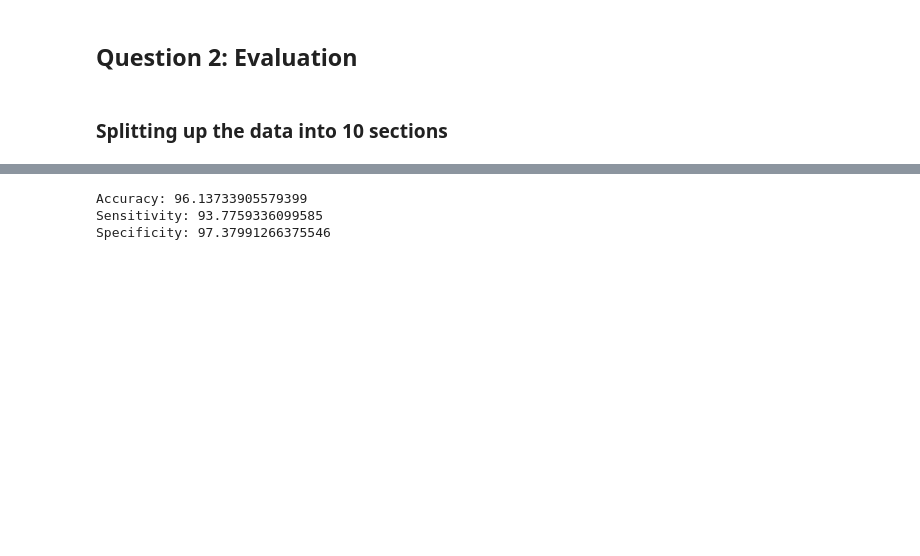
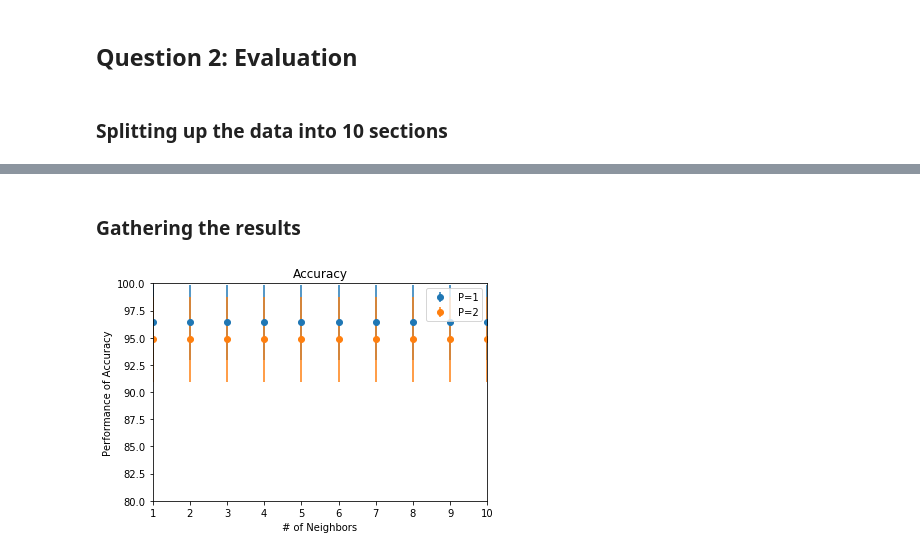
Before and after one commit to cgome032/CS171, a Jupyter notebook: Assignment2/Assignment-2.ipynb, the cells around one changed output, grey strips where cells are left out. Cells and saved outputs as stored; diff of their text form; code cells hidden in the pictures; blank space fills up the shorter version.

```diff
--- a/Assignment2/Assignment-2.ipynb
+++ b/Assignment2/Assignment-2.ipynb
@@ -100,0 +112,31 @@ splitData= np.delete(splitData, 0, axis=1)
+# %%
+def testAccuracy(y_pred, y_actual):
+    sameCount = 0
+    for i,j in zip(y_pred, y_actual):
+        if i == j:
+            sameCount += 1
+    accuracy = (sameCount/len(y_actual)) * 100
+    return accuracy
+
+def testSensitivity(y_pred, y_actual):
+    tp_count = 0
+    fn_count = 0
+    for i,j in zip(y_pred, y_actual):
+        if i == 4 and j == 4:
+            tp_count += 1
+        if i == 2 and j == 4:
+            fn_count += 1
+
+    sensitivity = tp_count/(tp_count + fn_count) * 100
+    return sensitivity
+
+def testSpecificity(y_pred, y_actual):
+    tn_count = 0
+    fp_count = 0
+    for i,j in zip(y_pred, y_actual):
+        if i == 2 and j == 2:
+            tn_count += 1
+        if i == 4 and j == 2:
+            fp_count += 1
+    specificity = tn_count/(tn_count + fp_count) * 100
+    return specificity
@@ -186,18 +205,2 @@ def testAccuracy(y_pred, y_train):
-# %%
-# tenCrossValidation will return a list of lists containing the
-# prediction for our knn algorithm
-
-y_predList = tenCrossValidation(data,y_train, 10,2)
-
-# Need to flatten list of lists to a single list to allow for
-# easier testing
-
-flat_y_predList = [item for sublist in y_predList for item in sublist]
-
-print("Accuracy:", testAccuracy(flat_y_predList, y_train))
-print("Sensitivity:", testSensitivity(flat_y_predList, y_train))
-print("Specificity:", testSpecificity(flat_y_predList, y_train))
-# %% [output]
-Accuracy: 96.13733905579399
-Sensitivity: 93.7759336099585
-Specificity: 97.37991266375546
+# %% [markdown]
+### Gathering the results
@@ -203,0 +268,16 @@ Specificity: 97.37991266375546
+# %%
+# Accuracy Plots
+
+x_coor = list(range(1,11))
+
+plt.figure(1)
+plt.xlabel('# of Neighbors')
+plt.ylabel('Performance of Accuracy')
+plt.axis([1,10,80,100])
+plt.errorbar(x_coor, mAccuracyList[0], yerr=stAccuracyList[0],fmt='o')
+plt.errorbar(x_coor, mAccuracyList[1], yerr=stAccuracyList[1],fmt='o')
+plt.legend(('P=1','P=2'))
+plt.title("Accuracy")
+plt.show()
+# %% [output]
+[figure, added]
```
Also changed, not shown: parts of 15 cells of this notebook.
